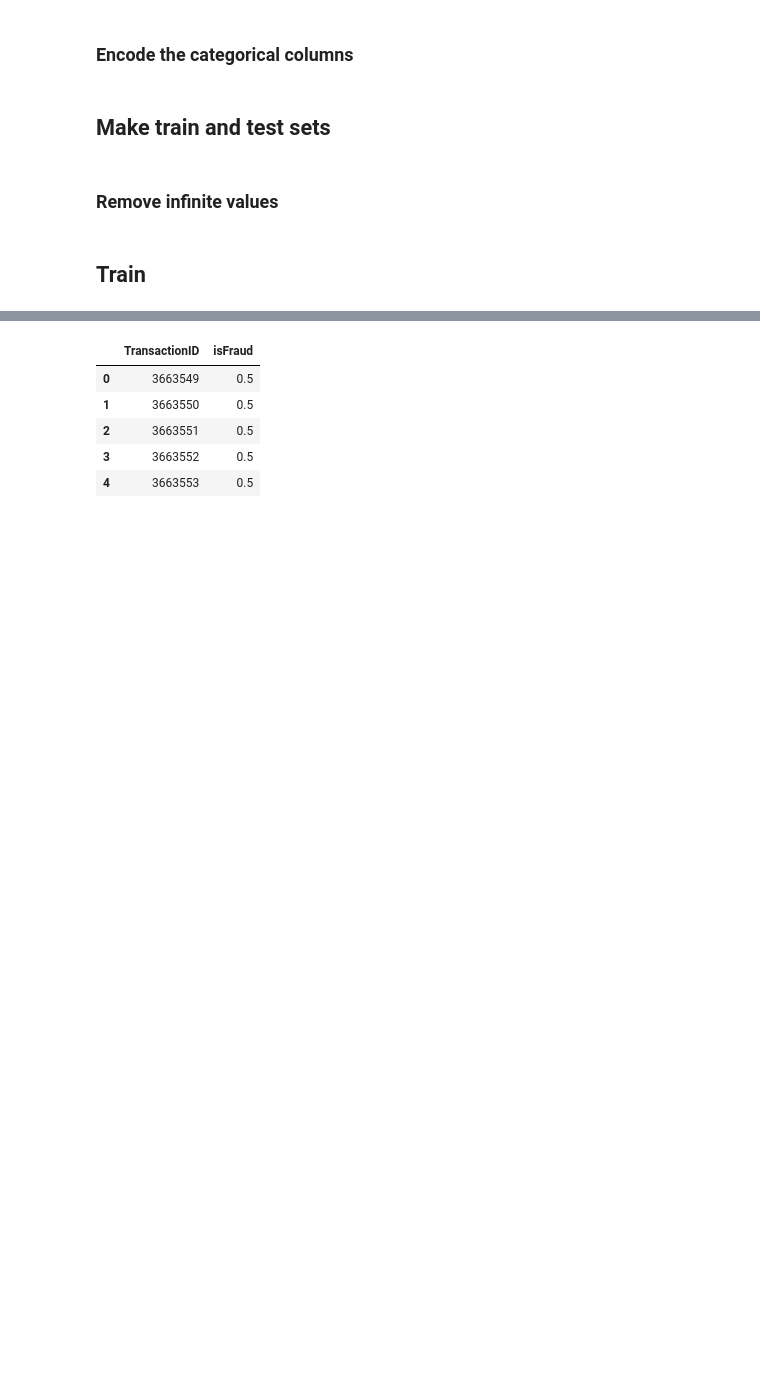
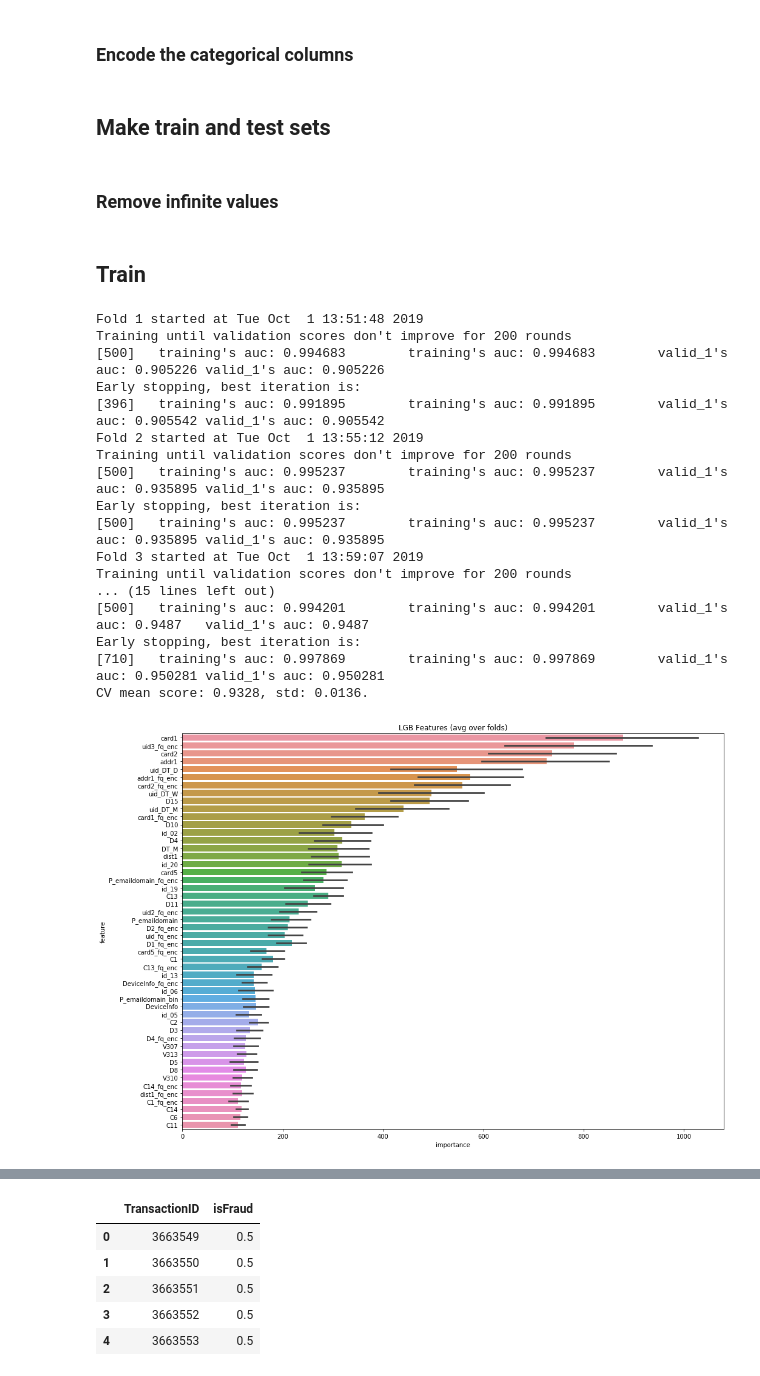
Before and after one commit to Noixas/Fraud-Detection-Kaggle, a Jupyter notebook: Code/fraud_detection_kernel_with_additional_FE.ipynb, the cells around one changed output, grey strips where cells are left out. Cells and saved outputs as stored; diff of their text form; code cells hidden in the pictures; blank space fills up the shorter version.

Commit message:
Tired some feature engineering, groupkfold and taking out amount seems to improve score

```diff
--- a/Code/fraud_detection_kernel_with_additional_FE.ipynb
+++ b/Code/fraud_detection_kernel_with_additional_FE.ipynb
@@ -369,13 +367,13 @@ train['Trans_min_std'] = train['Trans_min_mean'] / train['TransactionAmt'].std()
 test['Trans_min_mean'] = test['TransactionAmt'] - test['TransactionAmt'].mean()
 test['Trans_min_std'] = test['Trans_min_mean'] / test['TransactionAmt'].std()
 # %%
-train['TransactionAmt_to_mean_card1'] = train['TransactionAmt'] / train.groupby(['card1'])['TransactionAmt'].transform('mean')
-train['TransactionAmt_to_mean_card4'] = train['TransactionAmt'] / train.groupby(['card4'])['TransactionAmt'].transform('mean')
+# train['TransactionAmt_to_mean_card1'] = train['TransactionAmt'] / train.groupby(['card1'])['TransactionAmt'].transform('mean')
+# train['TransactionAmt_to_mean_card4'] = train['TransactionAmt'] / train.groupby(['card4'])['TransactionAmt'].transform('mean')
 train['TransactionAmt_to_std_card1'] = train['TransactionAmt'] / train.groupby(['card1'])['TransactionAmt'].transform('std')
 train['TransactionAmt_to_std_card4'] = train['TransactionAmt'] / train.groupby(['card4'])['TransactionAmt'].transform('std')
 
-test['TransactionAmt_to_mean_card1'] = test['TransactionAmt'] / test.groupby(['card1'])['TransactionAmt'].transform('mean')
-test['TransactionAmt_to_mean_card4'] = test['TransactionAmt'] / test.groupby(['card4'])['TransactionAmt'].transform('mean')
+# test['TransactionAmt_to_mean_card1'] = test['TransactionAmt'] / test.groupby(['card1'])['TransactionAmt'].transform('mean')
+# test['TransactionAmt_to_mean_card4'] = test['TransactionAmt'] / test.groupby(['card4'])['TransactionAmt'].transform('mean')
 test['TransactionAmt_to_std_card1'] = test['TransactionAmt'] / test.groupby(['card1'])['TransactionAmt'].transform('std')
 test['TransactionAmt_to_std_card4'] = test['TransactionAmt'] / test.groupby(['card4'])['TransactionAmt'].transform('std')
 # %% [markdown]
@@ -728,0 +734,39 @@ folds = KFold(n_splits=5)
+# %%
+#Drop Amountstd too as only change after the one below (NaN -> 999)
+params = {'num_leaves': 256,
+          'min_child_samples': 79,
+          'objective': 'binary',
+          'max_depth': 13, # Depth of the tree
+          'learning_rate': 0.03,
+          "boosting_type": "gbdt", # traditional Gradient Boosting Decision Tree
+          "subsample_freq": 3,
+          "subsample": 0.9,
+          "bagging_seed": 11,
+          "metric": 'auc',
+          "verbosity": -1,
+          'reg_alpha': 0.3,
+          'reg_lambda': 0.3,
+          'colsample_bytree': 0.9,
+          #'categorical_feature': cat_cols
+         }
+result_dict_lgb = train_model_classification(X=X, X_test=X_test, y=y, params=params, folds=folds, model_type='lgb', eval_metric='auc', plot_feature_importance=True,
+                                                      verbose=500, early_stopping_rounds=200, n_estimators=5000, averaging='usual', n_jobs=-1,groups =split_groups)
+# %% [output]
+Fold 1 started at Tue Oct  1 13:51:48 2019
+Training until validation scores don't improve for 200 rounds
+[500]   training's auc: 0.994683        training's auc: 0.994683        valid_1's auc: 0.905226 valid_1's auc: 0.905226
+Early stopping, best iteration is:
+[396]   training's auc: 0.991895        training's auc: 0.991895        valid_1's auc: 0.905542 valid_1's auc: 0.905542
+Fold 2 started at Tue Oct  1 13:55:12 2019
+Training until validation scores don't improve for 200 rounds
+[500]   training's auc: 0.995237        training's auc: 0.995237        valid_1's auc: 0.935895 valid_1's auc: 0.935895
+Early stopping, best iteration is:
+[500]   training's auc: 0.995237        training's auc: 0.995237        valid_1's auc: 0.935895 valid_1's auc: 0.935895
+Fold 3 started at Tue Oct  1 13:59:07 2019
+Training until validation scores don't improve for 200 rounds
+... (15 lines left out)
+[500]   training's auc: 0.994201        training's auc: 0.994201        valid_1's auc: 0.9487   valid_1's auc: 0.9487
+Early stopping, best iteration is:
+[710]   training's auc: 0.997869        training's auc: 0.997869        valid_1's auc: 0.950281 valid_1's auc: 0.950281
+CV mean score: 0.9328, std: 0.0136.
+[figure, added]
```
Also changed, not shown: parts of 15 cells of this notebook, 4 other files.
